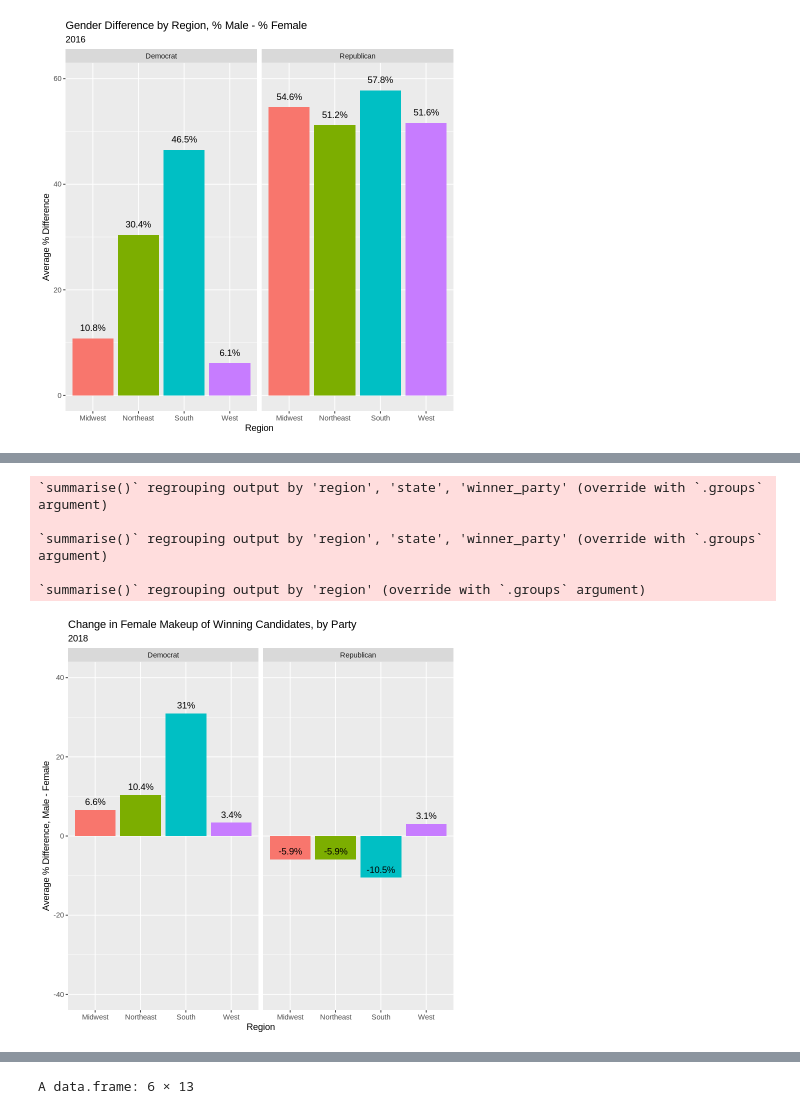
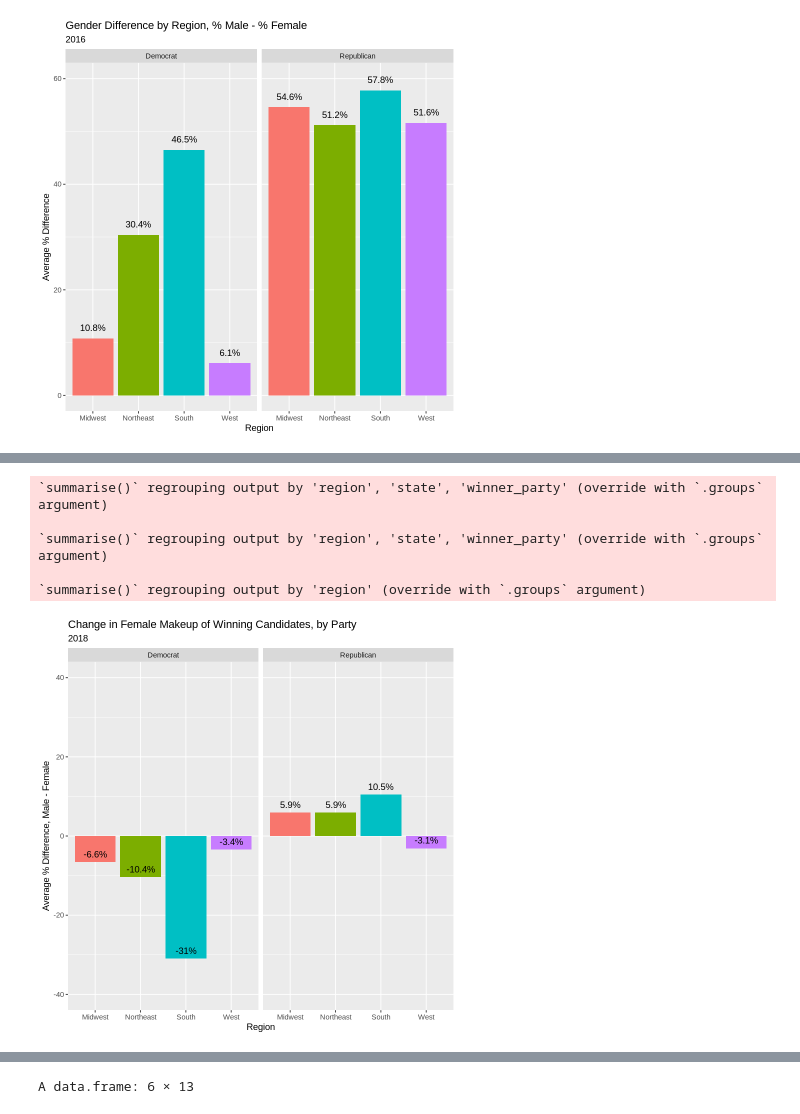
Before and after one commit to michael-bonitati-1117/final_project, a Jupyter notebook: Dataset_Analysis.ipynb, the cells around one changed output, grey strips where cells are left out. Drawn from its saved outputs; the diff is of its cells as text; code cells hidden in the pictures.

```diff
--- a/Dataset_Analysis.ipynb
+++ b/Dataset_Analysis.ipynb
@@ -551,33 +560,33 @@ makeup_2018 <- elections_2018 %>%
     as.data.frame() %>%
     pivot_wider(id_cols = c("region", "state", "winner_party"), names_from = winner_gender, values_from = prop) %>%
     mutate(diff_2018 = male - female,
             diff_2018 = replace_na(diff_2018, 1)) %>%
     mutate(year = 2018) %>%
     select(year, region, state, winner_party, diff_2018)
 
 makeup_total <- makeup_2016 %>%
     left_join(makeup_2018, by = c("region", "state", "winner_party"))
 
 makeup_total %>%
-    mutate(change = diff_2016 - diff_2018,
+    mutate(change = diff_2018 - diff_2016,
           change = replace_na(change, 0)) %>%
     group_by(region, winner_party) %>%
     summarize(avg_change = round(100*mean(change), 1)) %>%
     ggplot(aes(x = region, y = avg_change, fill = region, label = paste(avg_change, "%", sep = ""))) +
         geom_bar(stat = "identity") +
         geom_text(position = position_nudge(0,2)) +
         facet_grid(. ~ winner_party) +
         labs(title = "Change in Female Makeup of Winning Candidates, by Party",
             subtitle = "2018",
             x = "Region",
             y = "Average % Difference, Male - Female") +
         theme(legend.position = "none") +
         ylim(-40,40)
 # %% [output]
 `summarise()` regrouping output by 'region', 'state', 'winner_party' (override with `.groups` argument)
 
 `summarise()` regrouping output by 'region', 'state', 'winner_party' (override with `.groups` argument)
 
 `summarise()` regrouping output by 'region' (override with `.groups` argument)
-[figure, old version]
+[figure, new version]
 # %%
```
Also changed, not shown: parts of 11 cells of this notebook.
